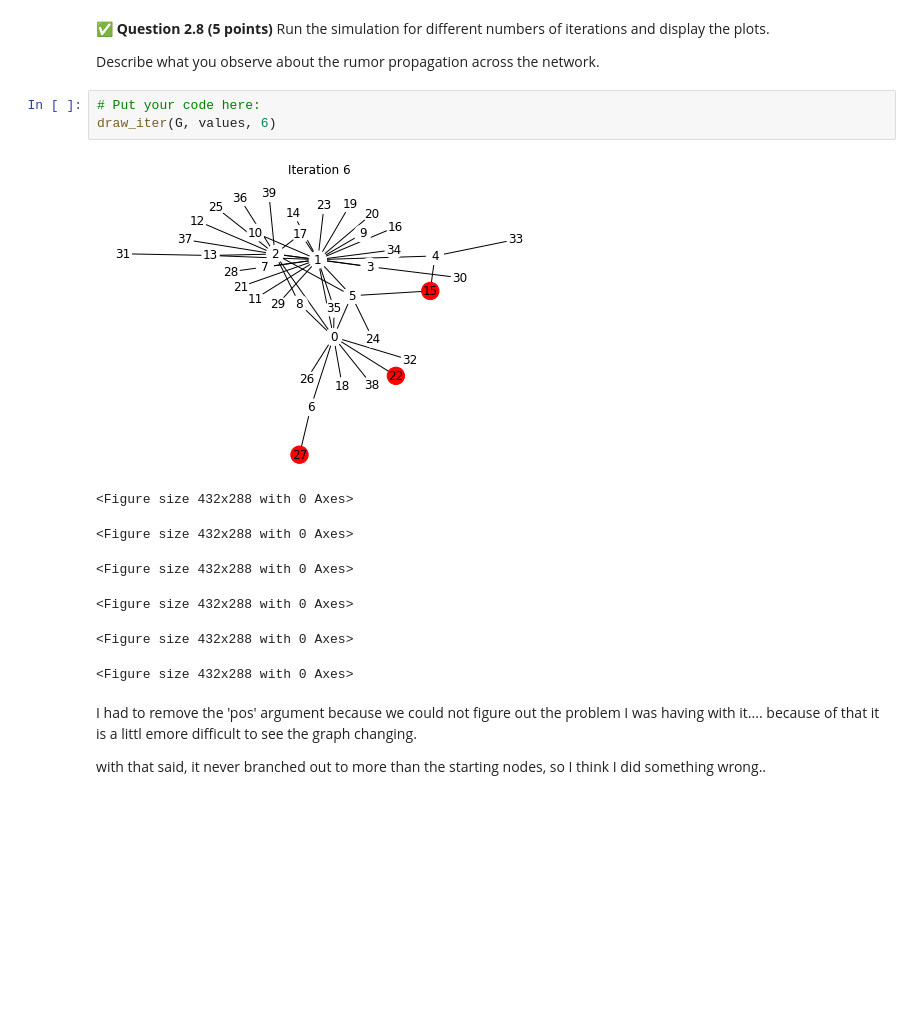
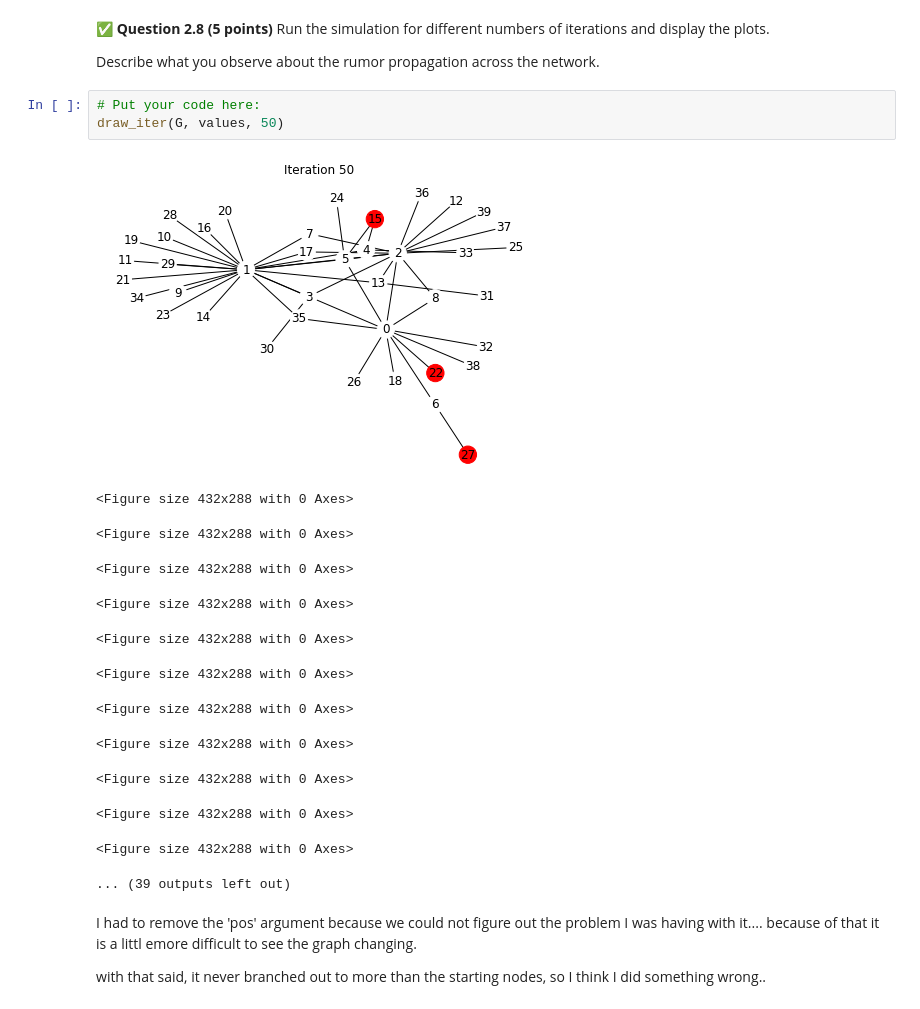
Before and after one commit to stratt64/cmse202-s21-turnin, a Jupyter notebook: hw-04/HW-04_graph_regression-STRATTON.ipynb, the cells around one changed output. Saved outputs shown, nothing was run; the diff lists cells and outputs as text; blank space fills up the shorter version.

```diff
--- a/hw-04/HW-04_graph_regression-STRATTON.ipynb
+++ b/hw-04/HW-04_graph_regression-STRATTON.ipynb
@@ -299,15 +299,21 @@ In the help room I had an issue with the 'pos=position.values' and we could not
 Describe what you observe about the rumor propagation across the network.
 # %%
 # Put your code here:
-draw_iter(G, values, 6)
+draw_iter(G, values, 50)
 # %% [output]
-[figure, old version]
+[figure, new version]
 <Figure size 432x288 with 0 Axes>
 <Figure size 432x288 with 0 Axes>
 <Figure size 432x288 with 0 Axes>
 <Figure size 432x288 with 0 Axes>
 <Figure size 432x288 with 0 Axes>
 <Figure size 432x288 with 0 Axes>
+<Figure size 432x288 with 0 Axes>
+<Figure size 432x288 with 0 Axes>
+<Figure size 432x288 with 0 Axes>
+<Figure size 432x288 with 0 Axes>
+<Figure size 432x288 with 0 Axes>
+... (39 outputs left out)
 # %% [markdown]
 I had to remove the 'pos' argument because we could not figure out the problem I was having with it.... because of that it is a littl emore difficult to see the graph changing.
 
```
Also changed, not shown: parts of 12 cells of this notebook.
